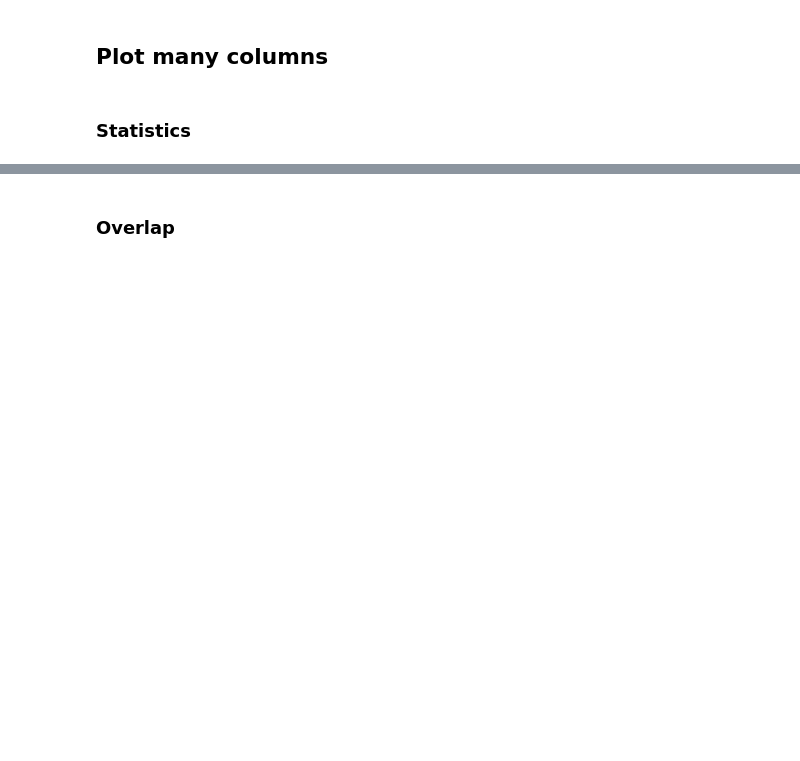
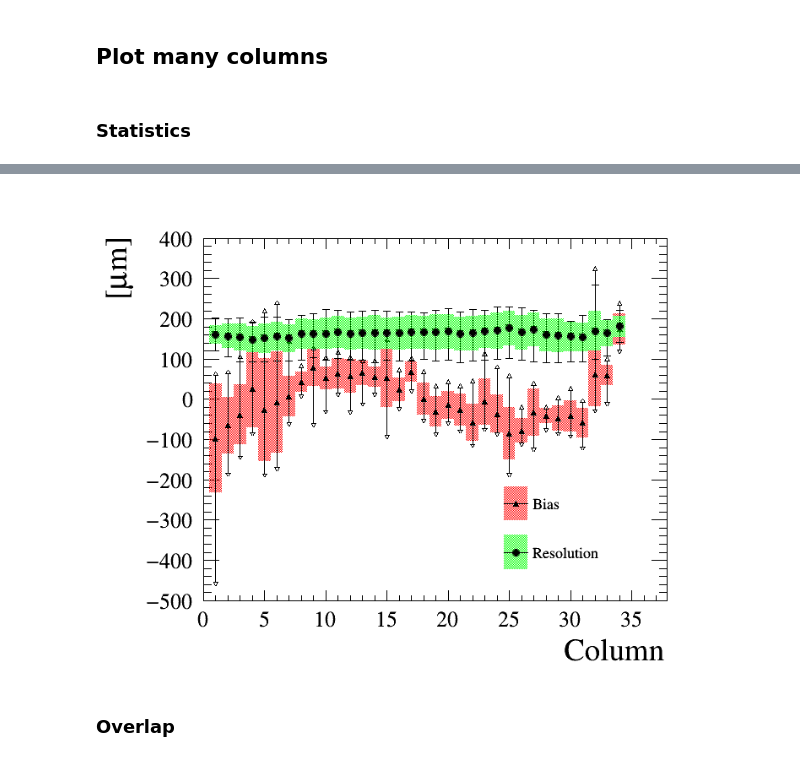
Before and after one commit to suvorov21/DESY-testbeam, a Jupyter notebook: plotter/x_scan.ipynb, the cells around one changed output, grey strips where cells are left out. Saved outputs shown, nothing was run; the diff lists cells and outputs as text; code cells hidden in the pictures; blank space fills up the shorter version.

```diff
--- a/plotter/x_scan.ipynb
+++ b/plotter/x_scan.ipynb
@@ -62,9 +69,10 @@ for f_id, fi in enumerate(file[:]):
 # %% [markdown]
 ### Statistics
 # %%
-%jsroot on
+%jsroot off
 ran = 0.003
-ROOT.gPad.SetGrid(1)
+ROOT.gPad.SetGridx(0)
+ROOT.gPad.SetGridy(0)
 gr_max = ROOT.TGraphAsymmErrors()
 gr_rms = ROOT.TGraphAsymmErrors()
 
@@ -74,7 +82,7 @@ gr_rms_res = ROOT.TGraphAsymmErrors()
 h_max = ROOT.TH1F('h_max', '', 50, -0.035, 0.015)
 h_min = ROOT.TH1F('h_min', '', 50, -0.035, 0.015)
 
-file_id = 3
+file_id = 0
 
 start = -0.015
 end = 0.005
@@ -146,17 +154,32 @@ for col in range(36):
     h_max.Fill(maxim_pos)
     h_min.Fill(minim_pos)
 c.cd()
-gr_max.Draw("ap|>")
+
+
+lg = ROOT.TLegend(0.6, 0.2, 0.8, 0.4)
+# gr_max.SetMarkerSize(0.001)
+gr_rms.GetXaxis().SetTitle("Column")
+gr_rms.GetYaxis().SetTitle("[#mum]")
+gr_rms.GetYaxis().SetRangeUser(-500, 400)
+
+gr_max.SetMarkerStyle(22)
+gr_rms.SetMarkerStyle(22)
+gr_rms.SetMarkerColor(ROOT.kBlack);
 gr_rms.SetFillColor(2);
 gr_rms.SetFillStyle(3001);
-gr_rms.Draw('same p2')
+gr_rms.Draw('a2')
+gr_max.Draw("same p|>")
+lg.AddEntry(gr_rms, 'Bias')
 
 gr_max_res.SetMarkerStyle(23)
 gr_max_res.Draw("same p")
 gr_rms_res.SetFillColor(3);
 gr_rms_res.SetFillStyle(3001);
 gr_rms_res.Draw('same p2')
+lg.AddEntry(gr_rms_res, 'Resolution')
 
-ROOT.gPad.SetGrid()
-
+# ROOT.gPad.SetGrid(0)
+lg.Draw()
 c.Draw()
+c.Print('bias_all.pdf')
+# %% [output]
@@ -163,3 +189,4 @@ c.Draw()
+[figure, added]
 # %%
 c.cd()
 hs = ROOT.THStack('hs', '')
```
Also changed, not shown: parts of 5 cells of this notebook.
